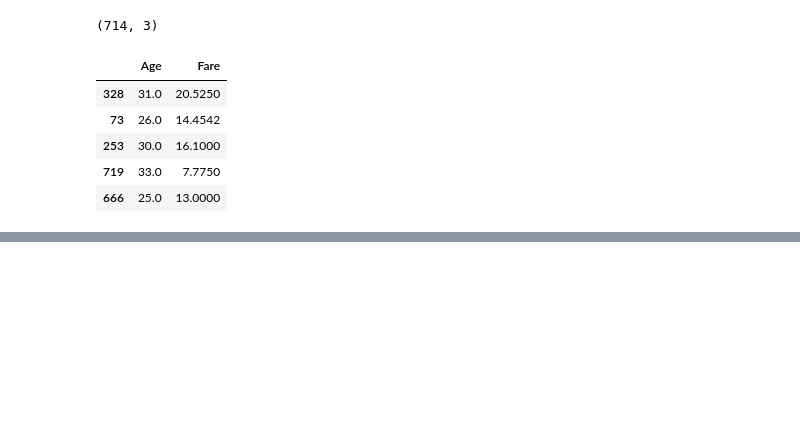
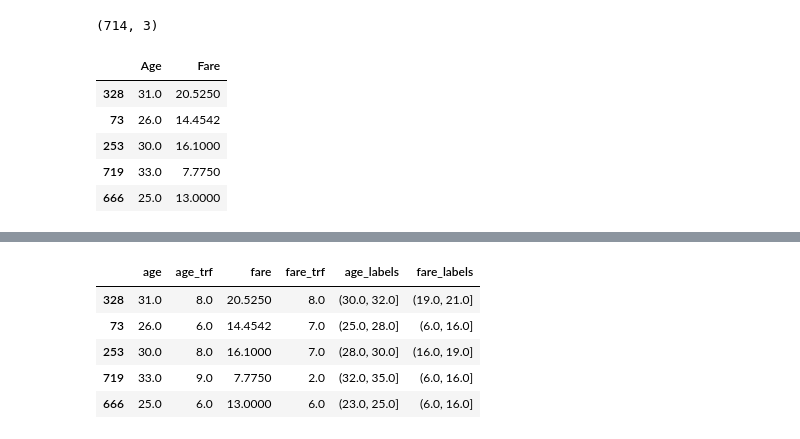
Before and after one commit to sujal-chauhan2006/feature-engineering-practice, a Jupyter notebook: binning_practice.ipynb, the cells around one changed output, grey strips where cells are left out. Drawn from its saved outputs; the diff is of its cells as text; code cells hidden in the pictures; blank space fills up the shorter version.

```diff
--- a/binning_practice.ipynb
+++ b/binning_practice.ipynb
@@ -77,0 +84,20 @@ trf.named_transformers_['first'].bin_edges_
+# %%
+output = pd.DataFrame({
+    'age':x_train['Age'],
+    'age_trf':x_train_trf[:,0],
+    'fare':x_train['Fare'],
+    'fare_trf':x_train_trf[:,1],
+
+})
+# %%
+output['age_labels'] = pd.cut(x = x_train['Age'],bins = trf.named_transformers_['first'].bin_edges_[0].tolist())
+output['fare_labels'] = pd.cut(x = x_train['Fare'],bins = trf.named_transformers_['first'].bin_edges_[0].tolist())
+# %%
+output.head()
+# %% [output]
+|  | age | age_trf | fare | fare_trf | age_labels | fare_labels |
+| 328 | 31.0 | 8.0 | 20.5250 | 8.0 | (30.0, 32.0] | (19.0, 21.0] |
+| 73 | 26.0 | 6.0 | 14.4542 | 7.0 | (25.0, 28.0] | (6.0, 16.0] |
+| 253 | 30.0 | 8.0 | 16.1000 | 7.0 | (28.0, 30.0] | (16.0, 19.0] |
+| 719 | 33.0 | 9.0 | 7.7750 | 2.0 | (32.0, 35.0] | (6.0, 16.0] |
+| 666 | 25.0 | 6.0 | 13.0000 | 6.0 | (23.0, 25.0] | (6.0, 16.0] |
```
Also changed, not shown: parts of 10 cells of this notebook.
